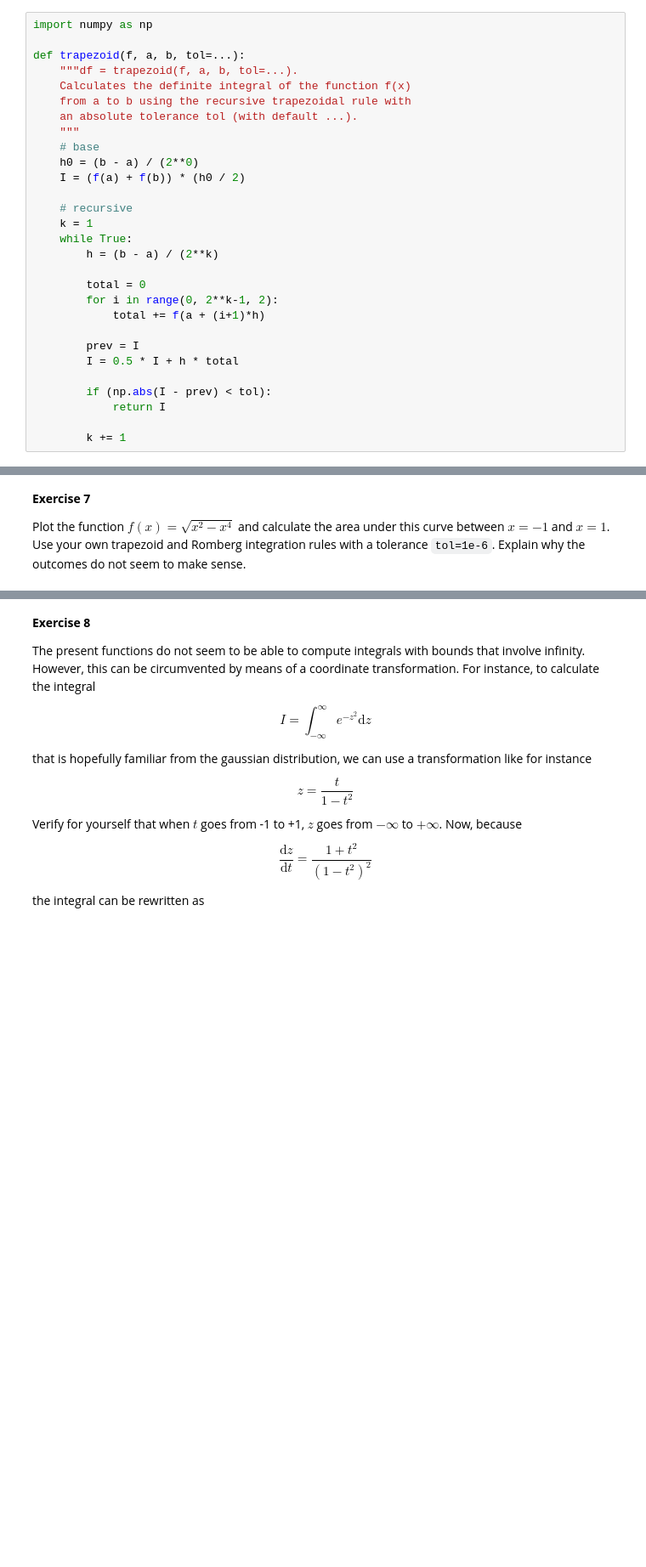
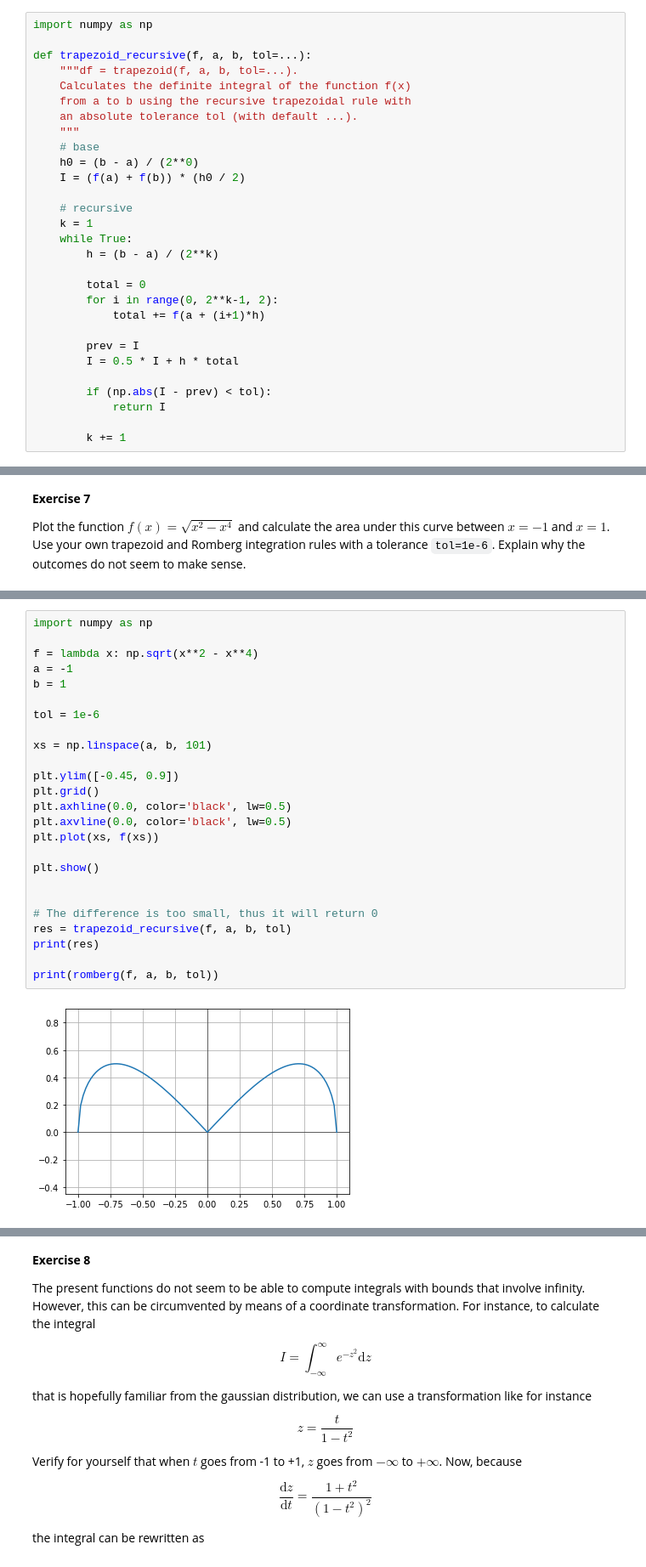
Before and after one commit to ddlatumalea/DataScience2, a Jupyter notebook: numerical_analysis/2 - Numerical integration.ipynb, the cells around one changed output, grey strips where cells are left out. Shown: that part at 85% size. Saved outputs shown, nothing was run; the diff lists cells and outputs as text; blank space fills up the shorter version.

```diff
--- a/numerical_analysis/2 - Numerical integration.ipynb
+++ b/numerical_analysis/2 - Numerical integration.ipynb
@@ -119,7 +121,7 @@ Rewrite the function `trapezoid()` such that it computes $I_k$ iteratively, give
 # %%
 import numpy as np
 
-def trapezoid(f, a, b, tol=...):
+def trapezoid_recursive(f, a, b, tol=...):
     """df = trapezoid(f, a, b, tol=...).
     Calculates the definite integral of the function f(x)
     from a to b using the recursive trapezoidal rule with
@@ -313,0 +483,27 @@ pass # WRITE YOUR OWN CODE HERE
+# %%
+import numpy as np
+
+f = lambda x: np.sqrt(x**2 - x**4)
+a = -1
+b = 1
+
+tol = 1e-6
+
+xs = np.linspace(a, b, 101)
+
+plt.ylim([-0.45, 0.9])
+plt.grid()
+plt.axhline(0.0, color='black', lw=0.5)
+plt.axvline(0.0, color='black', lw=0.5)
+plt.plot(xs, f(xs))
+
+plt.show()
+
+
+# The difference is too small, thus it will return 0
+res = trapezoid_recursive(f, a, b, tol)
+print(res)
+
+print(romberg(f, a, b, tol))
+# %% [output]
+[figure, added]
```
Also changed, not shown: parts of 24 cells of this notebook, 5 other files.
